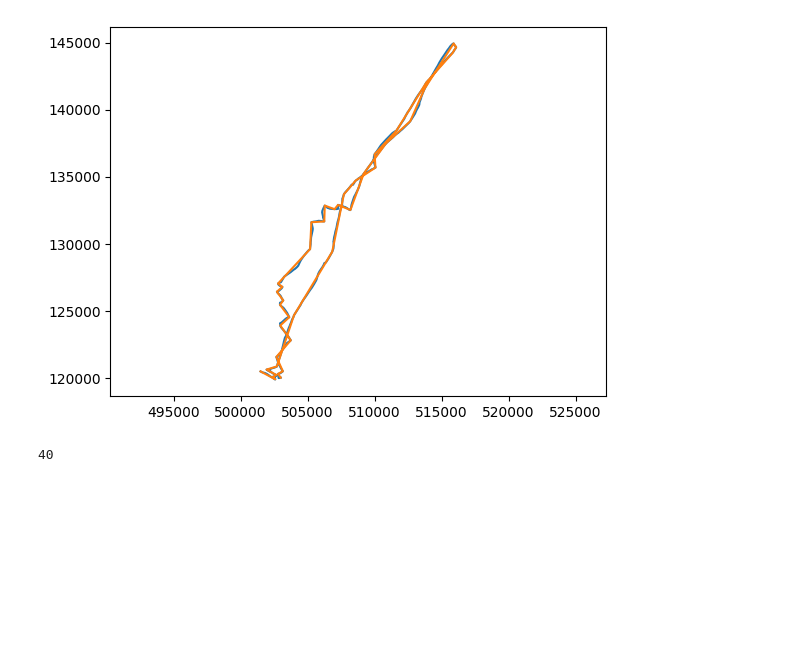
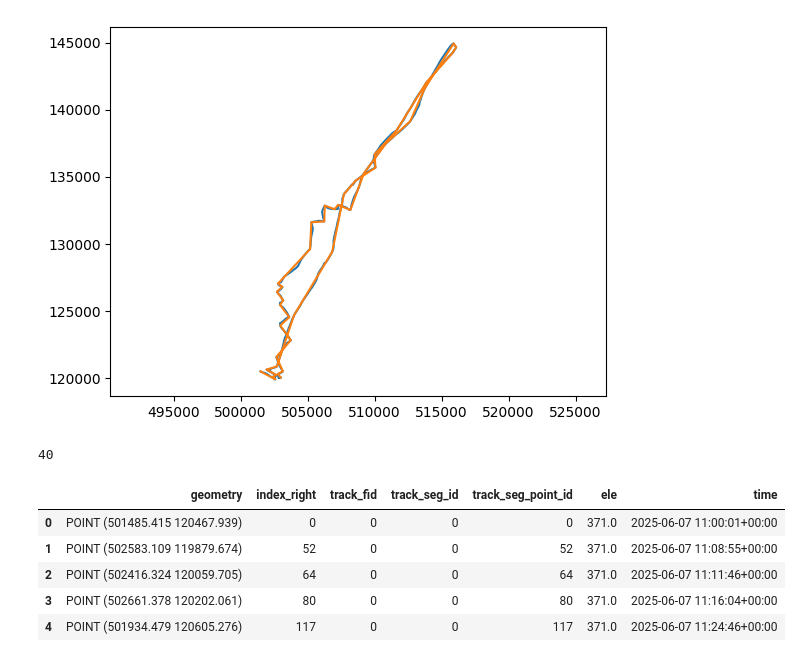
Before and after one commit to bottino/saltpath, a Jupyter notebook: prototype.ipynb, the cells around one changed output. Drawn from its saved outputs; the diff is of its cells as text; code cells hidden in the pictures; blank space fills up the shorter version.

```diff
--- a/prototype.ipynb
+++ b/prototype.ipynb
@@ -49,3 +46,13 @@ plot_line(simple_gdf)
 print(len(simple_gdf))
 # %% [output]
 40
+# %%
+path_gdf = gpd.sjoin(simple_gdf, proj, how='left')
+path_gdf.head()
+# %% [output]
+|  | geometry | index_right | track_fid | track_seg_id | track_seg_point_id | ele | time |
+| 0 | POINT (501485.415 120467.939) | 0 | 0 | 0 | 0 | 371.0 | 2025-06-07 11:00:01+00:00 |
+| 1 | POINT (502583.109 119879.674) | 52 | 0 | 0 | 52 | 371.0 | 2025-06-07 11:08:55+00:00 |
+| 2 | POINT (502416.324 120059.705) | 64 | 0 | 0 | 64 | 371.0 | 2025-06-07 11:11:46+00:00 |
+| 3 | POINT (502661.378 120202.061) | 80 | 0 | 0 | 80 | 371.0 | 2025-06-07 11:16:04+00:00 |
+| 4 | POINT (501934.479 120605.276) | 117 | 0 | 0 | 117 | 371.0 | 2025-06-07 11:24:46+00:00 |
```
Also changed, not shown: parts of 2 cells of this notebook, 2 other files.
